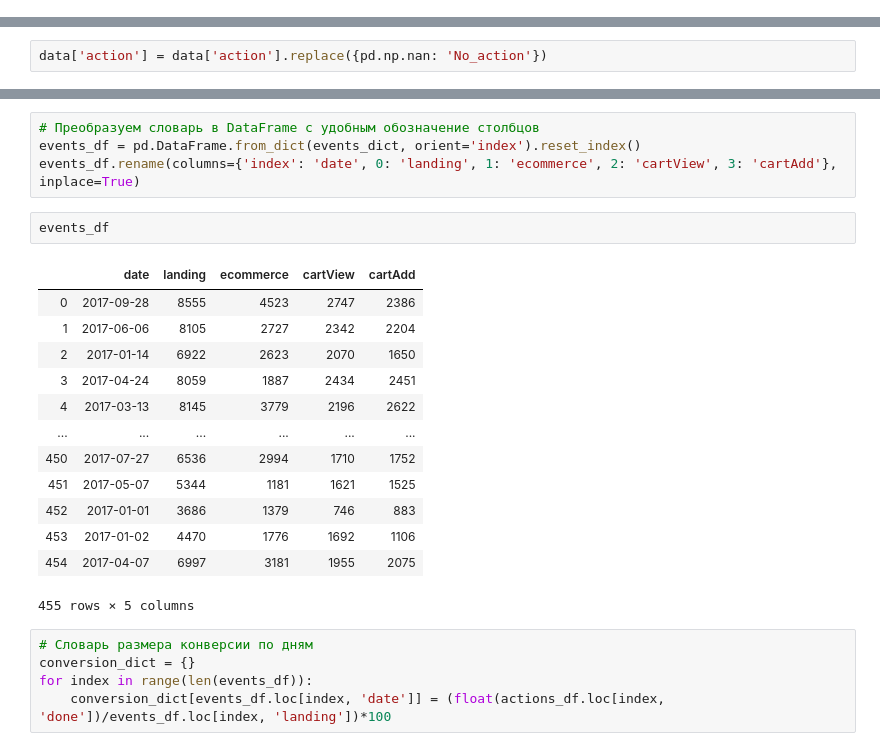
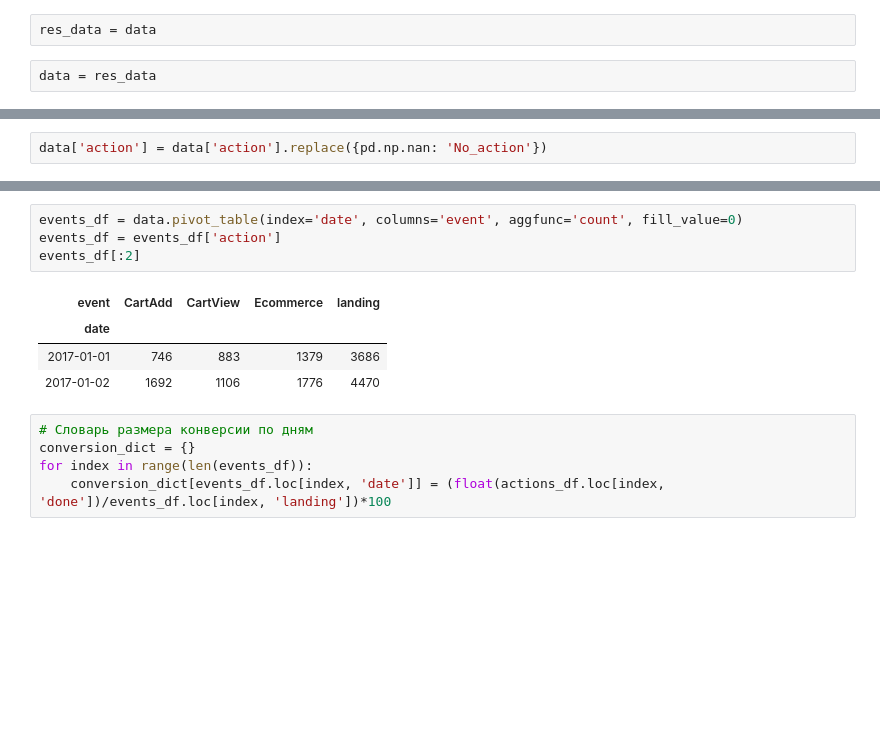
Before and after one commit to sofozzz/ab-test, a Jupyter notebook: ab-test.ipynb, the cells around one changed output, grey strips where cells are left out. Drawn from its saved outputs; the diff is of its cells as text; blank space fills up the shorter version.

Commit message:
Rewrite events_df

```diff
--- a/ab-test.ipynb
+++ b/ab-test.ipynb
@@ -17,6 +17,10 @@ import matplotlib.pyplot as plt
 # %%
 # Загружаем данные для анализа в формате DataFrame
 data = pd.read_csv('test results.csv', parse_dates=['date'], low_memory=False)
+# %%
+res_data = data
+# %%
+data = res_data
 # %% [markdown]
 ## Первичный визуальный анализ данных
 # %% [markdown]
@@ -250,23 +185,12 @@ events_dict
-# %%
-# Преобразуем словарь в DataFrame с удобным обозначение столбцов
-events_df = pd.DataFrame.from_dict(events_dict, orient='index').reset_index()
-events_df.rename(columns={'index': 'date', 0: 'landing', 1: 'ecommerce', 2: 'cartView', 3: 'cartAdd'}, inplace=True)
-# %%
-events_df
-# %% [output]
-|  | date | landing | ecommerce | cartView | cartAdd |
-| 0 | 2017-09-28 | 8555 | 4523 | 2747 | 2386 |
-| 1 | 2017-06-06 | 8105 | 2727 | 2342 | 2204 |
-| 2 | 2017-01-14 | 6922 | 2623 | 2070 | 1650 |
-| 3 | 2017-04-24 | 8059 | 1887 | 2434 | 2451 |
-| 4 | 2017-03-13 | 8145 | 3779 | 2196 | 2622 |
-| ... | ... | ... | ... | ... | ... |
-| 450 | 2017-07-27 | 6536 | 2994 | 1710 | 1752 |
-| 451 | 2017-05-07 | 5344 | 1181 | 1621 | 1525 |
-| 452 | 2017-01-01 | 3686 | 1379 | 746 | 883 |
-| 453 | 2017-01-02 | 4470 | 1776 | 1692 | 1106 |
-| 454 | 2017-04-07 | 6997 | 3181 | 1955 | 2075 |
-455 rows × 5 columns
+# %%
+events_df = data.pivot_table(index='date', columns='event', aggfunc='count', fill_value=0)
+events_df = events_df['action']
+events_df[:2]
+# %% [output]
+| event | CartAdd | CartView | Ecommerce | landing |
+| date |  |  |  |  |
+| 2017-01-01 | 746 | 883 | 1379 | 3686 |
+| 2017-01-02 | 1692 | 1106 | 1776 | 4470 |
 # %%
 # Словарь размера конверсии по дням
 conversion_dict = {}
```
Also changed, not shown: parts of 9 cells of this notebook.
